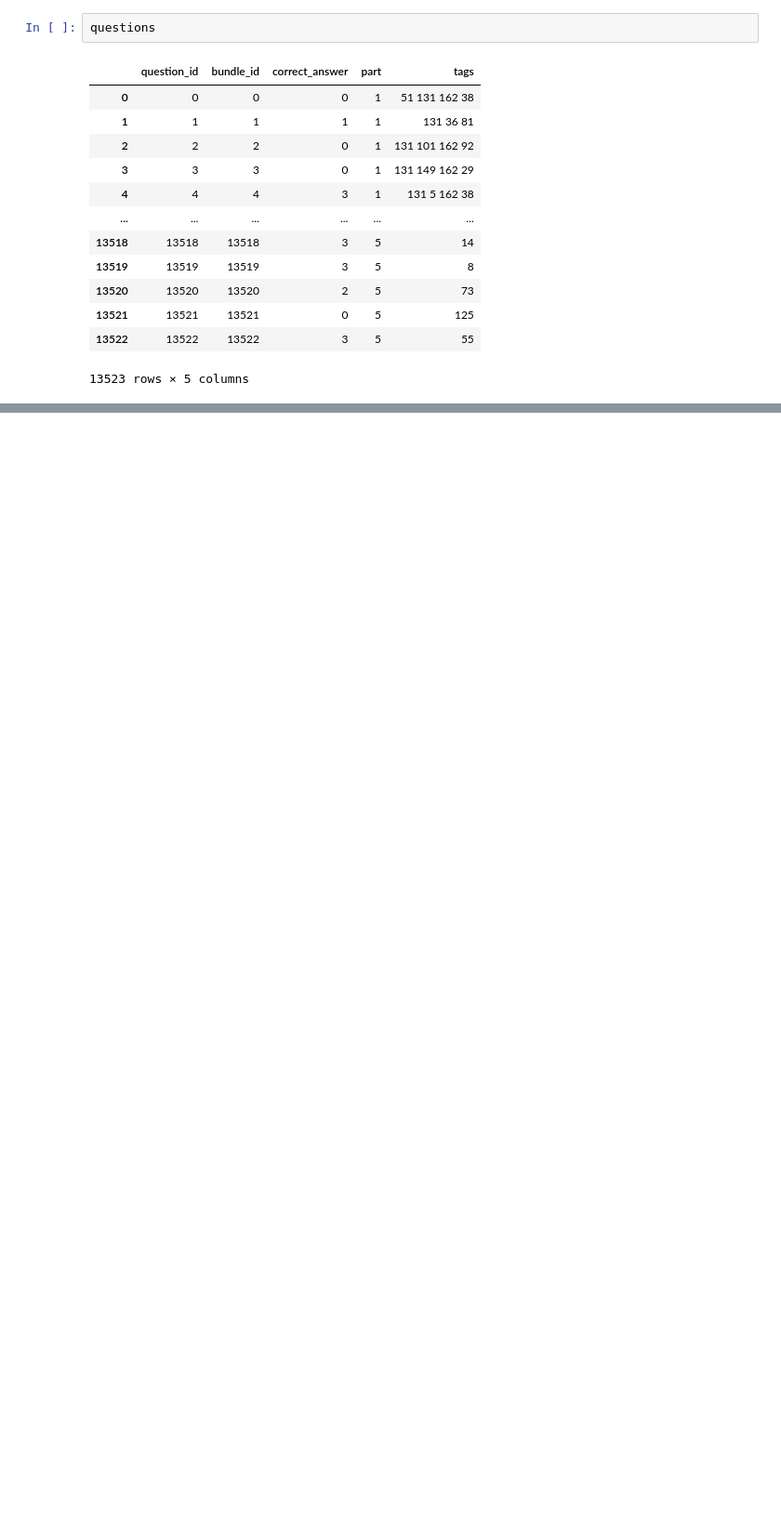
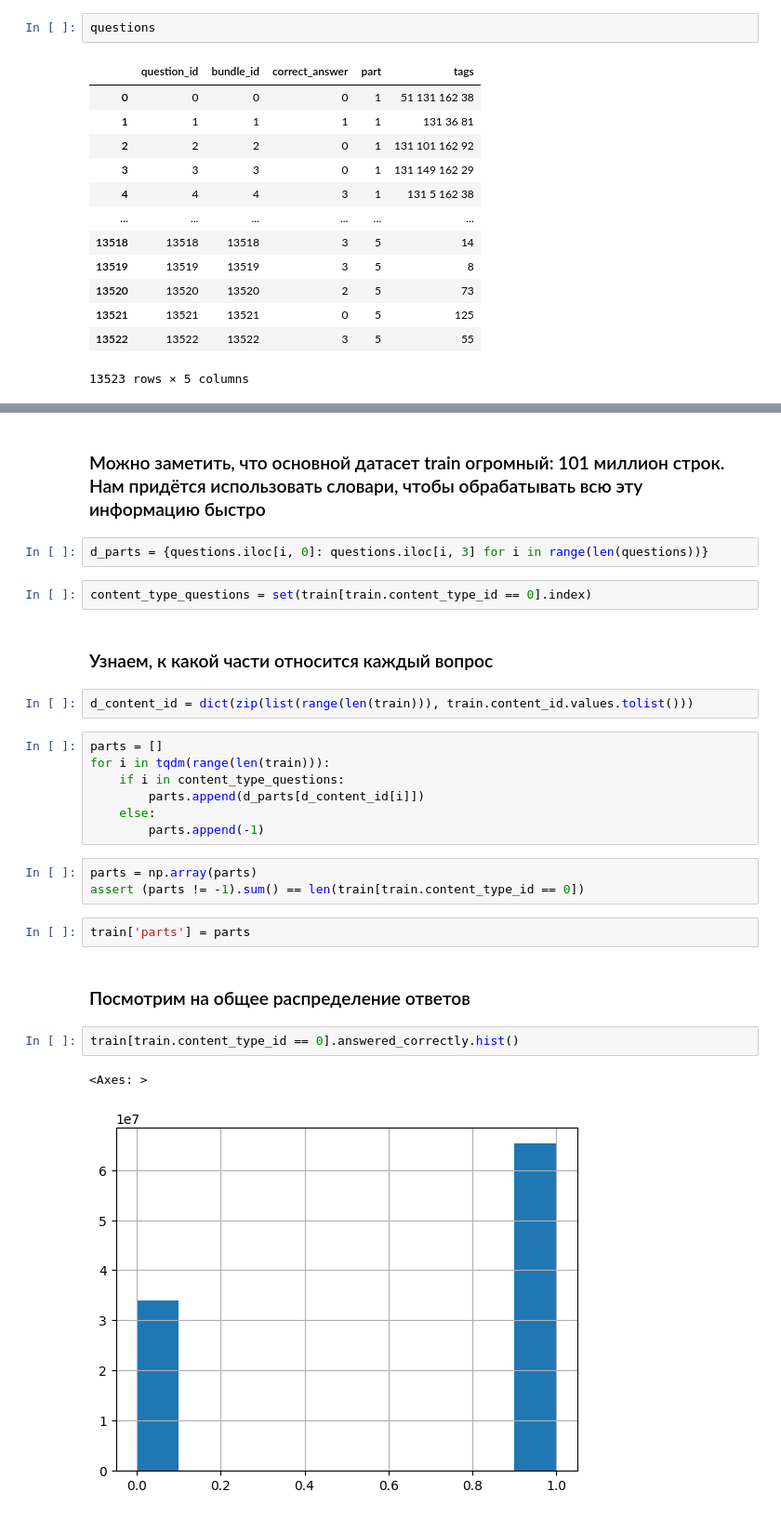
Before and after one commit to nekita473/Ms, a Jupyter notebook: python/hw_3.ipynb, the cells around one changed output, grey strips where cells are left out. Shown at 93% size. Drawn from its saved outputs; the diff is of its cells as text; blank space fills up the shorter version.

```diff
--- a/python/hw_3.ipynb
+++ b/python/hw_3.ipynb
@@ -22,0 +79,29 @@ questions
+# %% [markdown]
+### Можно заметить, что основной датасет train огромный: 101 миллион строк. Нам придётся использовать словари, чтобы обрабатывать всю эту информацию быстро
+# %%
+d_parts = {questions.iloc[i, 0]: questions.iloc[i, 3] for i in range(len(questions))}
+# %%
+content_type_questions = set(train[train.content_type_id == 0].index)
+# %% [markdown]
+### Узнаем, к какой части относится каждый вопрос
+# %%
+d_content_id = dict(zip(list(range(len(train))), train.content_id.values.tolist()))
+# %%
+parts = []
+for i in tqdm(range(len(train))):
+    if i in content_type_questions:
+        parts.append(d_parts[d_content_id[i]])
+    else:
+        parts.append(-1)
+# %%
+parts = np.array(parts)
+assert (parts != -1).sum() == len(train[train.content_type_id == 0])
+# %%
+train['parts'] = parts
+# %% [markdown]
+### Посмотрим на общее распределение ответов
+# %%
+train[train.content_type_id == 0].answered_correctly.hist()
+# %% [output]
+<Axes: >
+[figure, added]
```
Also changed, not shown: parts of 28 cells of this notebook, 1 other file.
